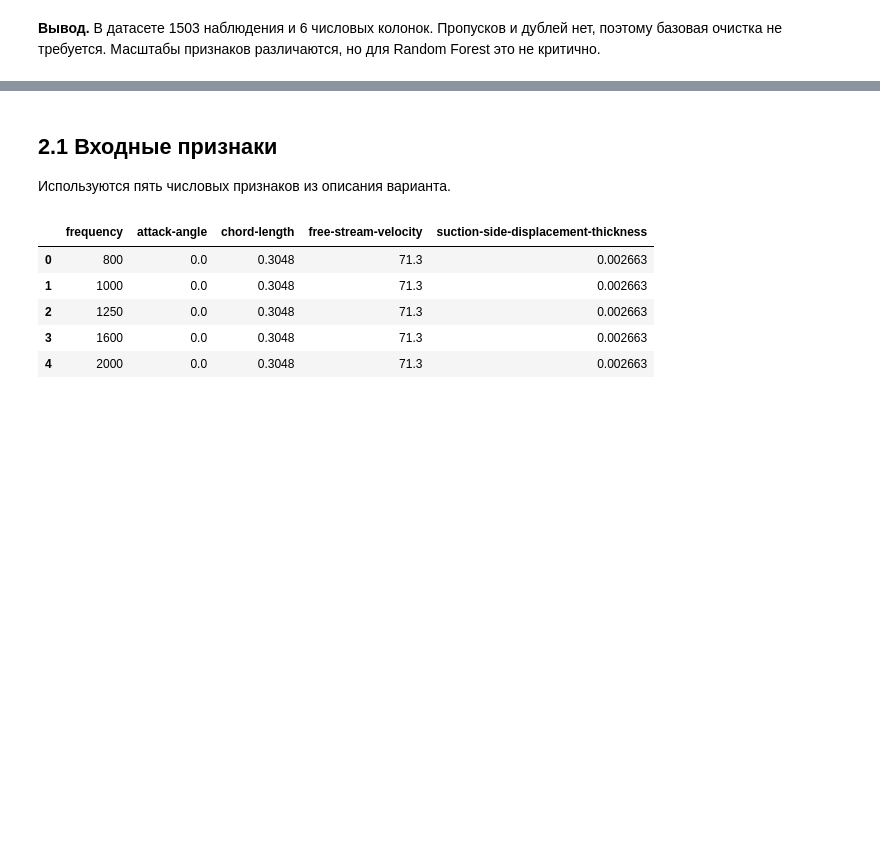
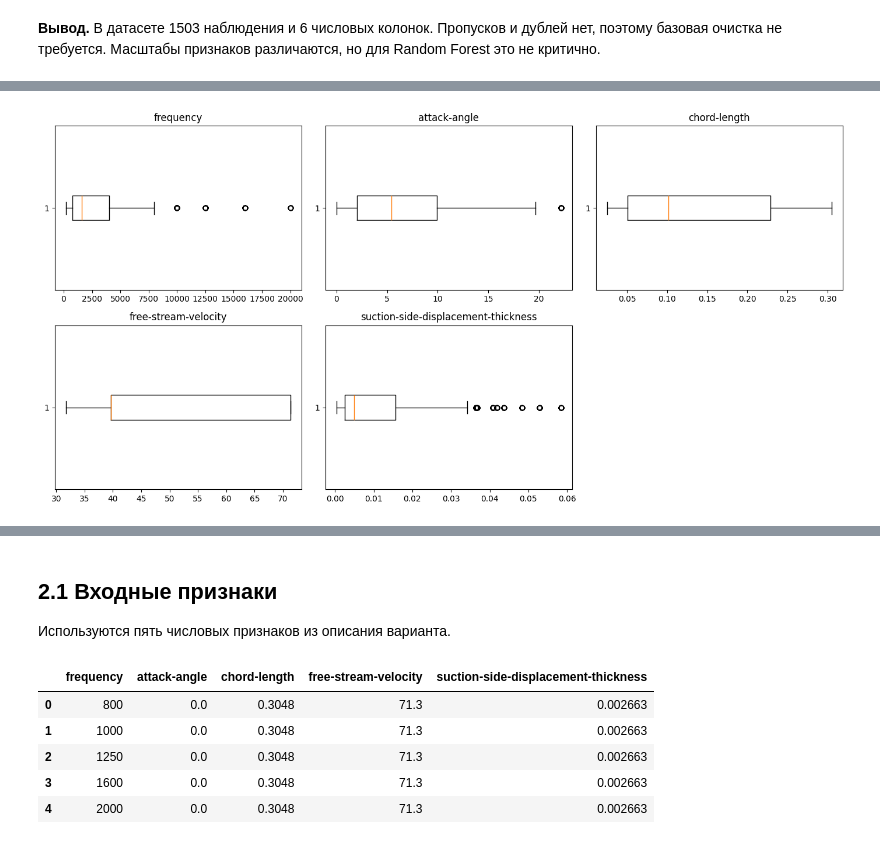
Before and after one commit to nepridumalnik/it-lms-course, a Jupyter notebook: final/task.ipynb, the cells around one changed output, grey strips where cells are left out. Cells and saved outputs as stored; diff of their text form; code cells hidden in the pictures; blank space fills up the shorter version.

```diff
--- a/final/task.ipynb
+++ b/final/task.ipynb
@@ -139,0 +126,13 @@ plt.show()
+# %%
+fig, axes = plt.subplots(2, 3, figsize=(14, 7))
+axes = axes.ravel()
+
+for ax, column in zip(axes, TRAIN_COLUMNS):
+    ax.boxplot(df[column], vert=False)
+    ax.set_title(column)
+
+axes[-1].axis("off")
+plt.tight_layout()
+plt.show()
+# %% [output]
+[figure, added]
```
Also changed, not shown: parts of 25 cells of this notebook, 3 other files.
